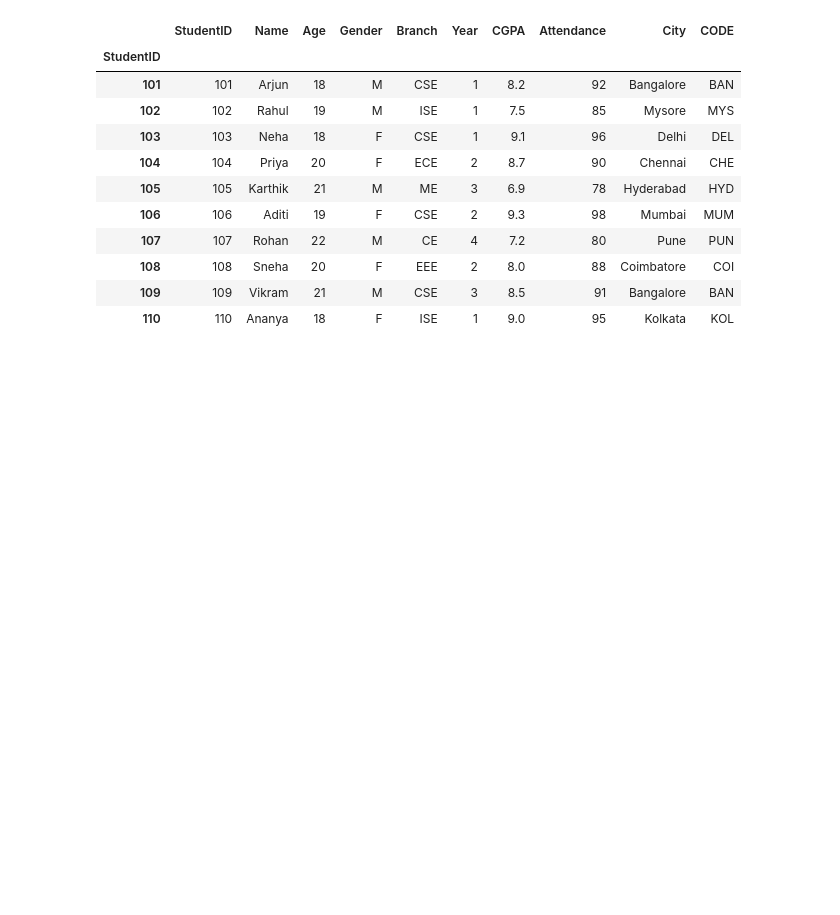
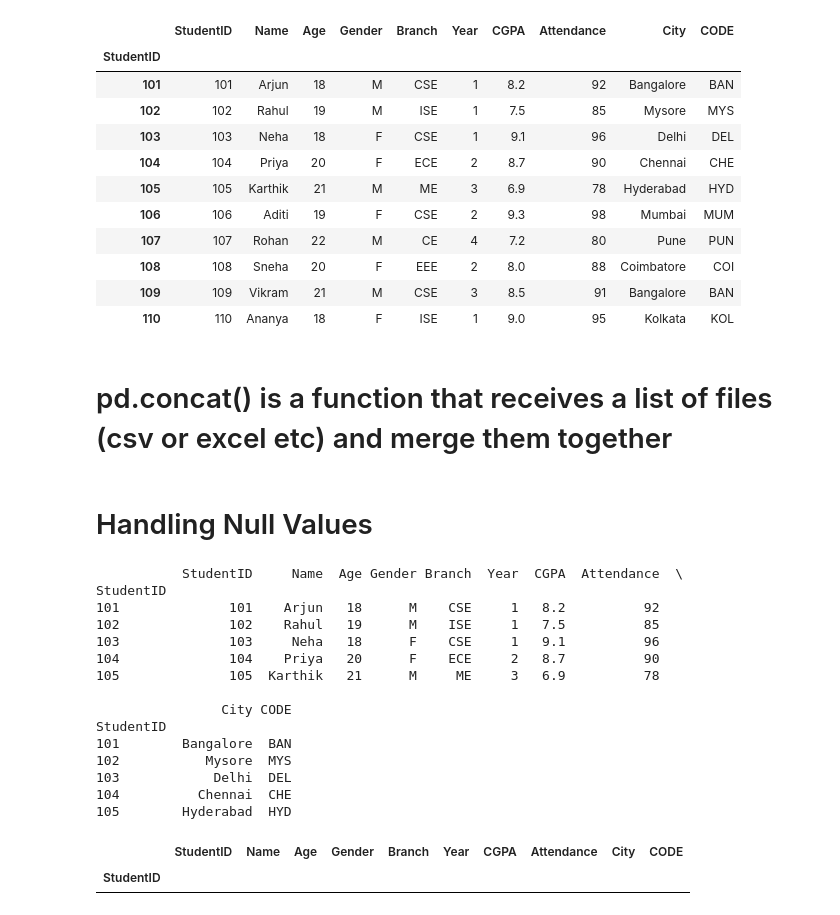
Before and after one commit to harshithsr20/Python-Practice-for-Motorsports, a Jupyter notebook: pandas_notes.ipynb, the cells around one changed output. Cells and saved outputs as stored; diff of their text form; code cells hidden in the pictures; blank space fills up the shorter version.

```diff
--- a/pandas_notes.ipynb
+++ b/pandas_notes.ipynb
@@ -177,3 +178,44 @@ df
 | 108 | 108 | Sneha | 20 | F | EEE | 2 | 8.0 | 88 | Coimbatore | COI |
 | 109 | 109 | Vikram | 21 | M | CSE | 3 | 8.5 | 91 | Bangalore | BAN |
 | 110 | 110 | Ananya | 18 | F | ISE | 1 | 9.0 | 95 | Kolkata | KOL |
+# %% [markdown]
+# pd.concat() is a function that receives a list of files (csv or excel etc) and merge them together
+# %% [markdown]
+# Handling Null Values
+# %%
+# lets change the cities of 2 ppl to NaN
+df.loc[0:1,'City']=pd.NA
+
+
+#To fill said Na values use .fillna()
+df['City'].fillna('Ranchi')
+print(df.head())
+
+#If there is a series of continuation u can fill in the Na values with the .interpolate() function
+#It looks at the neibouring values up and down and just gives a prediction of what the value might be
+
+# U can use dropna() to drop the rows which contains NaN Values
+# If u wanna drop rows only if a specific column or specific columns have nan then u define subset=[the columns u want that have nan values]
+
+# to get the rows that have nan values
+df[df['City'].isna()]
+
+# to get rows that dont have Na values is done by writing .notna()
+# %% [output]
+           StudentID     Name  Age Gender Branch  Year  CGPA  Attendance  \
+StudentID
+101              101    Arjun   18      M    CSE     1   8.2          92
+102              102    Rahul   19      M    ISE     1   7.5          85
+103              103     Neha   18      F    CSE     1   9.1          96
+104              104    Priya   20      F    ECE     2   8.7          90
+105              105  Karthik   21      M     ME     3   6.9          78
+
+                City CODE
+StudentID
+101        Bangalore  BAN
+102           Mysore  MYS
+103            Delhi  DEL
+104          Chennai  CHE
+105        Hyderabad  HYD
+|  | StudentID | Name | Age | Gender | Branch | Year | CGPA | Attendance | City | CODE |
+| StudentID |  |  |  |  |  |  |  |  |  |  |
```
Also changed, not shown: parts of 12 cells of this notebook.
